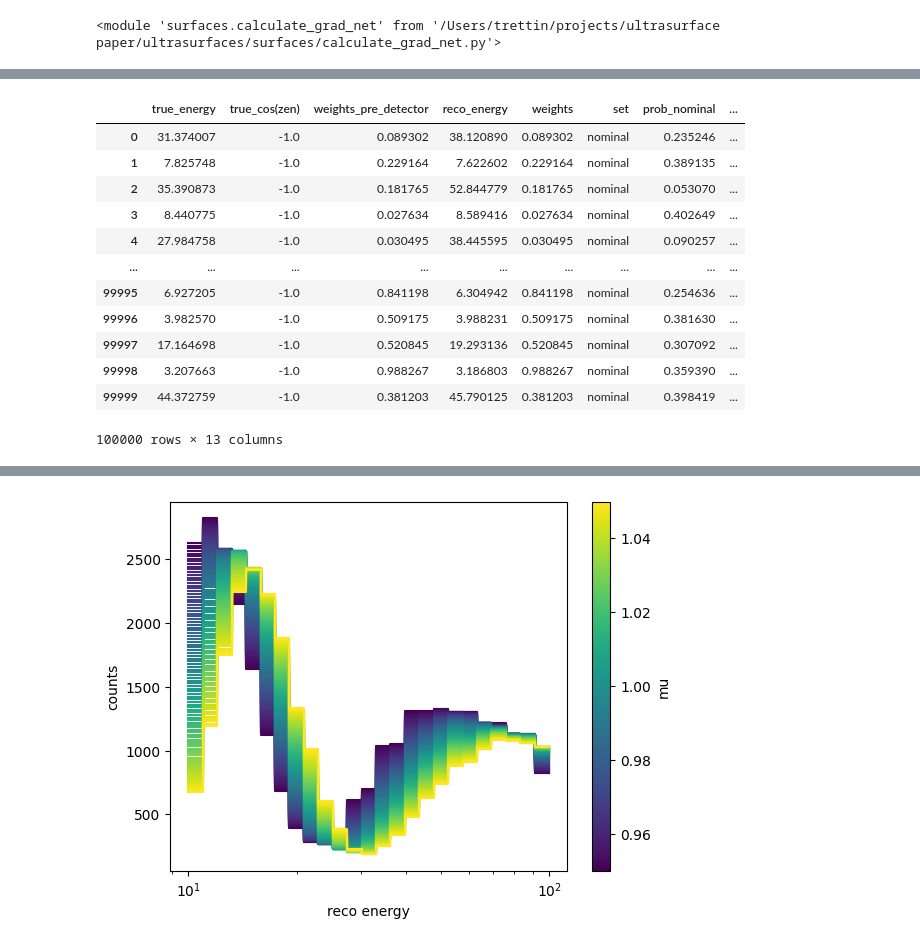
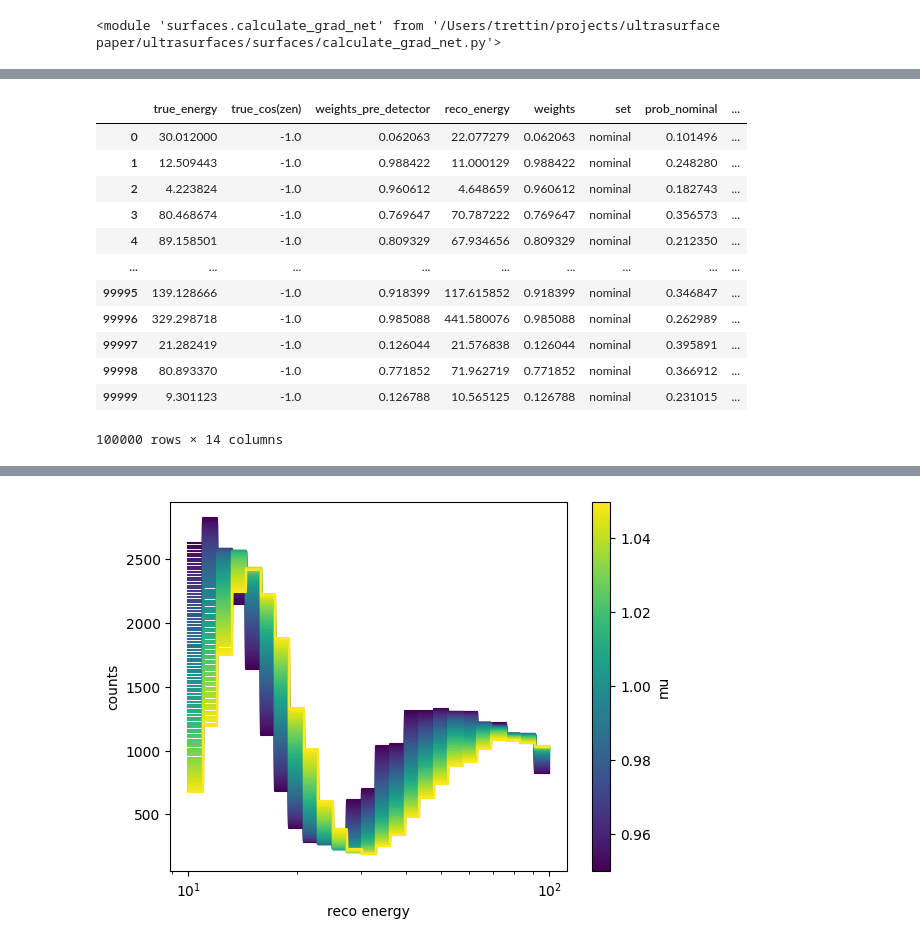
Before and after one commit to LeanderFischer/ultrasurfaces, a Jupyter notebook: New_Ultrasurface_Notebook_Alex.ipynb, the cells around one changed output, grey strips where cells are left out. Saved outputs shown, nothing was run; the diff lists cells and outputs as text; code cells hidden in the pictures.

```diff
--- a/New_Ultrasurface_Notebook_Alex.ipynb
+++ b/New_Ultrasurface_Notebook_Alex.ipynb
@@ -116,7 +116,7 @@ from surfaces import calculate_probs
 # %%
 reload(generator)
 gen_nominal = generator.Generator(
-    int(1e5), default_response, default_pars, name="nominal"
+    int(1e5), default_response, default_pars, name="nominal", rng_seed=0
 )
 # It looks like there is a breakdown point where, if the response is *too* different,
 # the whole thing doesn't work anymore.
@@ -125,24 +125,28 @@ gen_sys_1 = generator.Generator(
     generator.Response(1.1 * default_response.mu, default_response.sigma),
     default_pars,
     name="sys_01",
+    rng_seed=0
 )
 gen_sys_2 = generator.Generator(
     int(1e5),
     generator.Response(0.90 * default_response.mu, default_response.sigma),
     default_pars,
     name="sys_02",
+    rng_seed=0
 )
 gen_sys_3 = generator.Generator(
     int(1e5),
     generator.Response(0.95 * default_response.mu, default_response.sigma),
     default_pars,
     name="sys_03",
+    rng_seed=0
 )
 gen_sys_4 = generator.Generator(
     int(1e5),
     generator.Response(1.05 * default_response.mu, default_response.sigma),
     default_pars,
     name="sys_04",
+    rng_seed=0
 )
 # %% [output]
 Generating events with log10(E / GeV) from a Gaussian with mean 1.3 and wdith 0.5 and cos(zenith) values uniformly sampled between -1.0 and -1.0.
@@ -291,13 +302,31 @@ To enable them in other operations, rebuild TensorFlow with the appropriate comp
 reload(calculate_grad_net)
 # %% [output]
 <module 'surfaces.calculate_grad_net' from '/Users/trettin/projects/ultrasurface paper/ultrasurfaces/surfaces/calculate_grad_net.py'>
+# %%
+df_grad_net = calculate_grad_net.run_grad_net(
+    gen_nominal,
+    [gen_sys_1, gen_sys_2, gen_sys_3, gen_sys_4],
+    variables=["true_energy", "reco_energy"],
+    param_names=["mu"],
+    verbose=1,
+    epochs=25,
+    shuffle=True,
+    activation="relu",
+    hidden_layer_sizes=(20, 20, 20),
+    poly_order=3
+)
 # %%
-df_grad_net = calculate_grad_net.run_grad_net(
+df_grad_net_poly3 = calculate_grad_net.run_grad_net(
     gen_nominal,
     [gen_sys_1, gen_sys_2, gen_sys_3, gen_sys_4],
     variables=["true_energy", "reco_energy"],
     param_names=["mu"],
     verbose=1,
-    epochs=30,
+    epochs=20,
+    shuffle=True,
+    activation="relu",
+    hidden_layer_sizes=(100, 100),
+    poly_order=3,
+    # learning_rate=1e-4
 )
 # %% [output]
@@ -321,19 +350,19 @@ Epoch 30/30
 # %%
-df_grad_net
+df_grad_net_poly3
 # %% [output]
 |  | true_energy | true_cos(zen) | weights_pre_detector | reco_energy | weights | set | prob_nominal | ... |
-| 0 | 31.374007 | -1.0 | 0.089302 | 38.120890 | 0.089302 | nominal | 0.235246 | ... |
-| 1 | 7.825748 | -1.0 | 0.229164 | 7.622602 | 0.229164 | nominal | 0.389135 | ... |
-| 2 | 35.390873 | -1.0 | 0.181765 | 52.844779 | 0.181765 | nominal | 0.053070 | ... |
-| 3 | 8.440775 | -1.0 | 0.027634 | 8.589416 | 0.027634 | nominal | 0.402649 | ... |
-| 4 | 27.984758 | -1.0 | 0.030495 | 38.445595 | 0.030495 | nominal | 0.090257 | ... |
+| 0 | 30.012000 | -1.0 | 0.062063 | 22.077279 | 0.062063 | nominal | 0.101496 | ... |
+| 1 | 12.509443 | -1.0 | 0.988422 | 11.000129 | 0.988422 | nominal | 0.248280 | ... |
+| 2 | 4.223824 | -1.0 | 0.960612 | 4.648659 | 0.960612 | nominal | 0.182743 | ... |
+| 3 | 80.468674 | -1.0 | 0.769647 | 70.787222 | 0.769647 | nominal | 0.356573 | ... |
+| 4 | 89.158501 | -1.0 | 0.809329 | 67.934656 | 0.809329 | nominal | 0.212350 | ... |
 | ... | ... | ... | ... | ... | ... | ... | ... | ... |
-| 99995 | 6.927205 | -1.0 | 0.841198 | 6.304942 | 0.841198 | nominal | 0.254636 | ... |
-| 99996 | 3.982570 | -1.0 | 0.509175 | 3.988231 | 0.509175 | nominal | 0.381630 | ... |
-| 99997 | 17.164698 | -1.0 | 0.520845 | 19.293136 | 0.520845 | nominal | 0.307092 | ... |
-| 99998 | 3.207663 | -1.0 | 0.988267 | 3.186803 | 0.988267 | nominal | 0.359390 | ... |
-| 99999 | 44.372759 | -1.0 | 0.381203 | 45.790125 | 0.381203 | nominal | 0.398419 | ... |
+| 99995 | 139.128666 | -1.0 | 0.918399 | 117.615852 | 0.918399 | nominal | 0.346847 | ... |
+| 99996 | 329.298718 | -1.0 | 0.985088 | 441.580076 | 0.985088 | nominal | 0.262989 | ... |
+| 99997 | 21.282419 | -1.0 | 0.126044 | 21.576838 | 0.126044 | nominal | 0.395891 | ... |
+| 99998 | 80.893370 | -1.0 | 0.771852 | 71.962719 | 0.771852 | nominal | 0.366912 | ... |
+| 99999 | 9.301123 | -1.0 | 0.126788 | 10.565125 | 0.126788 | nominal | 0.231015 | ... |
-100000 rows × 13 columns
+100000 rows × 14 columns
 # %%
 # generate a histogram by weighting the nominal events to any detector response using the gradients in the dataframe
 def generate_histogram_at_response(df, nominal_response, response, bin_edges, use_systs=None, variable="reco_energy"):
```
Also changed, not shown: parts of 21 cells of this notebook.
